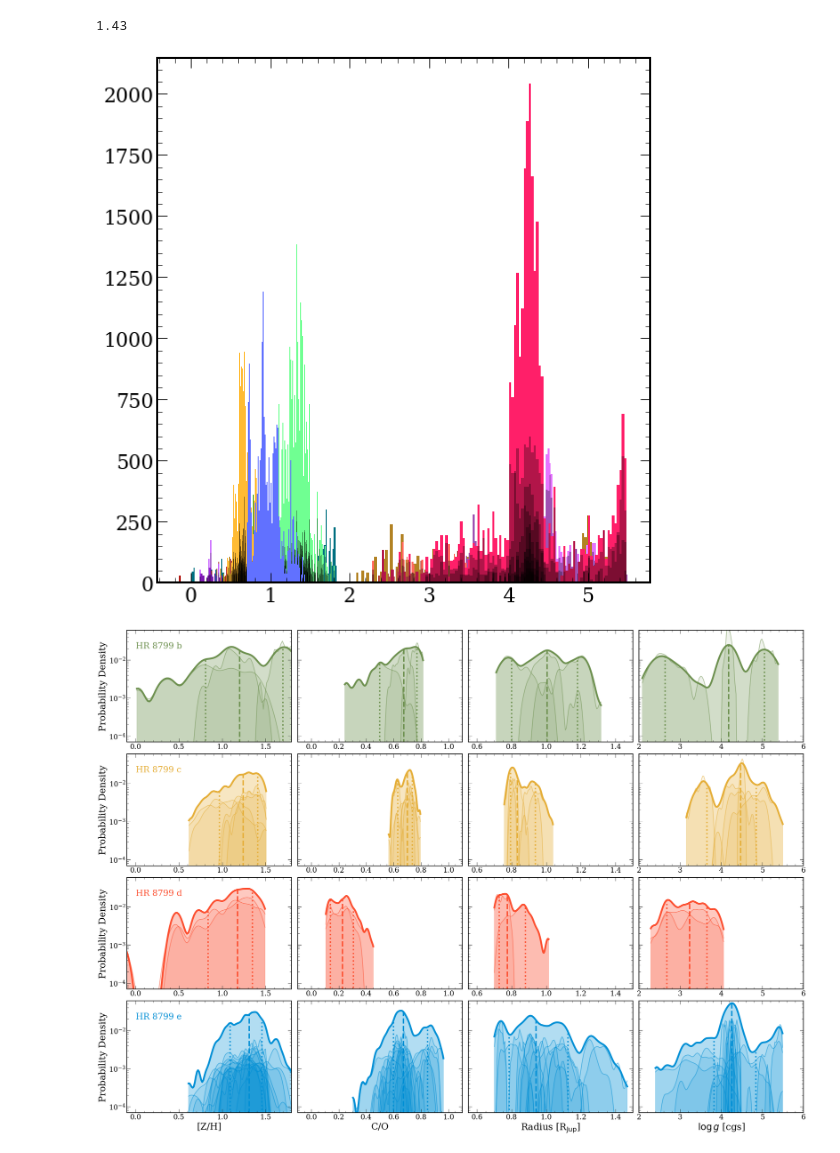
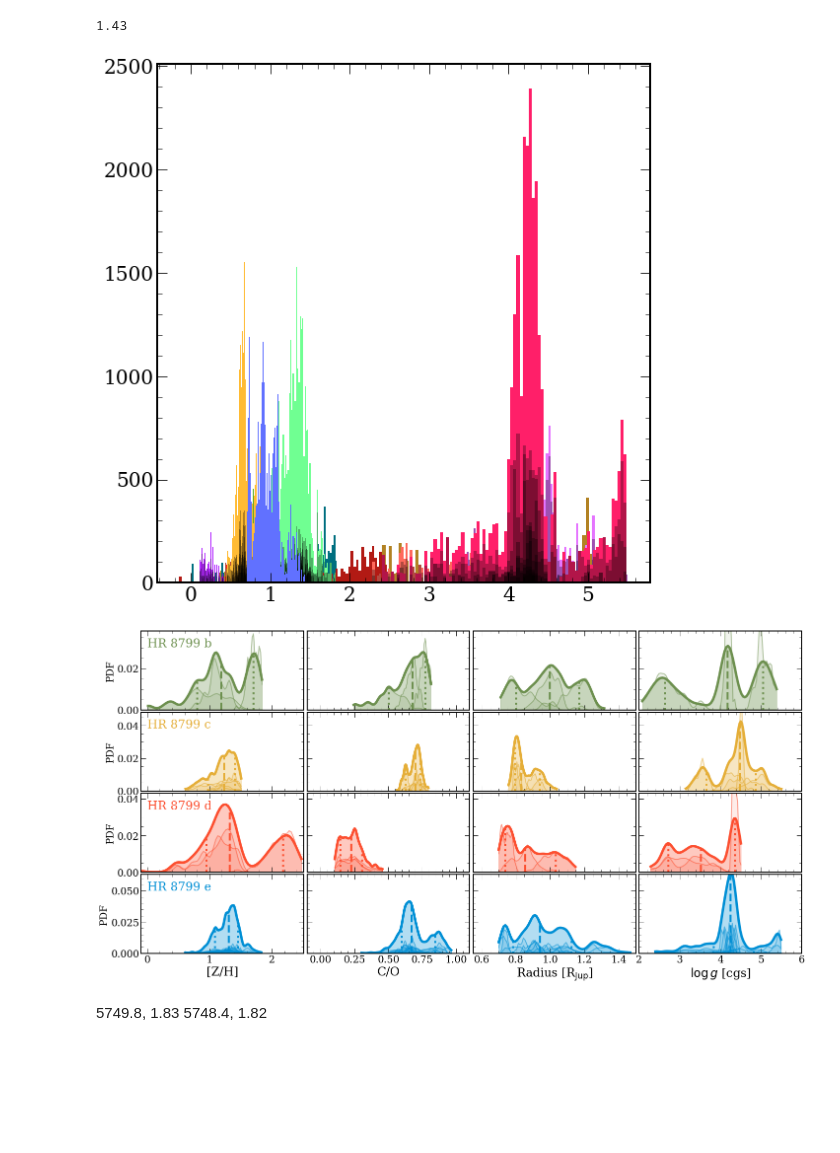
Before and after one commit to nenasedk/PhDNotebooks2, a Jupyter notebook: AnalysePostEqualWeights.ipynb, the cells around one changed output. Drawn from its saved outputs; the diff is of its cells as text; code cells hidden in the pictures; blank space fills up the shorter version.

```diff
--- a/AnalysePostEqualWeights.ipynb
+++ b/AnalysePostEqualWeights.ipynb
@@ -694,6 +741,7 @@ retrievals_d_best = [#'HR8799d_23_v01_diseq_onlygrav_clear',
                 #'HR8799d_23_v01_diseq_all_eqFeMgCloud_fseds_newconv_newphot',
                 'HR8799d_23_v02_diseq_all_eqFeMgCloud_fseds_newconv_newphot_newSPHGPI',
                 'HR8799d_23_v01_diseq_all_noales_eqFeMgCloud_newconv',
+                'HR8799d_23_v02_diseq_all_eqFeMgCloud_fseds_newconv_newphot_newSPHGPI_spline',
                 #'HR8799d_23_v01_diseq_all_nocharis_eqFeMgCloud_newconv_newphot',
                 #'HR8799d_23_v01_diseq_all_nogpi_eqFeMgCloud_newconv',
                 #'HR8799d_23_v01_diseq_all_nograv_eqFeMgCloud_newconv',
@@ -869,7 +917,7 @@ for iplan,planet in enumerate(planets):
 
         #random_idx = np.random.choice(np.arange(num_distr), size=(sample_size,), p=coefficients)
         #sample = data[np.arange(sample_size), random_idx]
-        n_par, bins_par, patches_par = ax.hist(data[:,:ndist,ipar,iplan].flatten(), bins=100, density=False)
+        n_par, bins_par, patches_par = ax.hist(data[:,:ndist,ipar,iplan].flatten(), bins=80, density=False)
         bin_dict[planet][param] = bins_par
         count_dict[planet][param] = n_par
         for idx, distr in enumerate(distributions[planet]):
@@ -882,16 +930,17 @@ for iplan,planet in enumerate(planets):
                     color = 'k')
 #ax.set_yscale('log')
 # %% [output]
-[figure, old version]
+[figure, new version]
 # %%
 from scipy import stats
-fig, ax = plt.subplots(figsize = (7*len(hist_params),5*len(planets)),
+fig, ax = plt.subplots(figsize = (6*len(hist_params),3*len(planets)),
                        ncols=len(hist_params),
                        nrows=len(planets),
-                       sharey=True)
+                       gridspec_kw = {"hspace" : 0.03,"wspace":0.02},
+                       sharey=False)
 
 param_borders = {}
-param_borders["Fe/H"] = (-0.1,1.8)
+param_borders["Fe/H"] = (-0.1,2.51)
 param_borders["C/O"] = (-0.1,1.1)
 param_borders["R_pl"] = (0.55,1.5)
 param_borders["log_g"] = (2,6)
@@ -907,6 +956,7 @@ label_dict["R_pl"] = r"Radius [R$_{\rm Jup}$]"
 label_dict["mass"] = r"Mass [M$_{\rm Jup}$]"
 label_dict["Teff"] = r"T$_{\rm Eff}$ [K}]"
 
+ylims = [(0.0,0.038),(0.0,0.048),(0.0,0.043),(0.0,0.063)]
 planet_labels = ["HR 8799 b", "HR 8799 c", "HR 8799 d" , "HR 8799 e"]
 for iplan,planet in enumerate(planets):
     for ipar, param in enumerate(hist_params):
@@ -918,39 +968,46 @@ for iplan,planet in enumerate(planets):
 
         #ax[iplan,ipar].hist(points, bins = bin_dict[planet][param], color = colour_dict[planet], density = False)
         ax[iplan,ipar].plot(bin_dict[planet][param],kde_eval, linewidth = 5, color = colour_dict[planet])
         ax[iplan,ipar].fill_between(bin_dict[planet][param],kde_eval, alpha = 0.3, color = colour_dict[planet])
 
         q1, m, q3 = np.quantile(points, [0.159, 0.50, 0.841])
         q1idx = (np.abs(bin_dict[planet][param] - q1)).argmin()
         midx = (np.abs(bin_dict[planet][param] - m)).argmin()
         q3idx = (np.abs(bin_dict[planet][param] - q3)).argmin()
 
         ax[iplan,ipar].vlines(q1,ymin=1e-6,ymax=kde_eval[q1idx], linewidth = 4, linestyle = ':', color = colour_dict[planet])
         ax[iplan,ipar].vlines(m,ymin=1e-6,ymax=kde_eval[midx], linewidth = 4, linestyle = '--', color = colour_dict[planet])
         ax[iplan,ipar].vlines(q3,ymin=1e-6,ymax=kde_eval[q3idx], linewidth = 4, linestyle = ':', color = colour_dict[planet])
 
         for idx, distr in enumerate(distributions[planet]):
             points_c = data[:,idx,ipar,iplan].flatten()
             if (np.sum(points_c) < 0): continue
             kde_c = stats.gaussian_kde(points_c)
             ax[iplan,ipar].plot(bin_dict[planet][param],
                         kde_c(bin_dict[planet][param])/np.sum(kde_c(bin_dict[planet][param]))/ndist,
                         alpha = 0.5,
                         linewidth = 2,
                         color = colour_dict[planet])
             ax[iplan,ipar].fill_between(bin_dict[planet][param],
                                 kde_c(bin_dict[planet][param])/np.sum(kde_c(bin_dict[planet][param]))/ndist,
                                 alpha = 0.1,
                                 color = colour_dict[planet])
-        ax[iplan,ipar].set_yscale('log')
-        ax[iplan,ipar].set_ylim(7e-5,0.06)
-        ax[-1,ipar].set_xlabel(label_dict[param])
+        #ax[iplan,ipar].set_yscale('log')
+        ax[iplan,ipar].set_ylim(ylims[iplan])
+        ax[-1,ipar].set_xlabel(label_dict[param], fontsize = 24)
         ax[iplan,ipar].set_xlim(param_borders[param])
-        ax[iplan,0].set_ylabel(f"Probability Density")
-    ax[iplan,0].annotate(planet_labels[iplan], (0,2e-2), color = colour_dict[planet],fontsize = 24)
+        ax[iplan,0].set_ylabel(f"PDF", fontsize = 20)
+        if ipar != 0:
+            ax[iplan,ipar].set_yticklabels([])
+        if iplan != 3:
+            ax[iplan,ipar].set_xticklabels([])
+    ax[iplan,0].annotate(planet_labels[iplan],
+                        (0,0.8*ax[iplan,0].get_ylim()[1]),
+                        color = colour_dict[planet],
+                        fontsize = 24)
 plt.savefig(f"plots/HR8799_AllPlanet_AllParams_KDEHists.pdf",bbox_inches = 'tight')
 # %% [output]
-[figure, old version]
+[figure, new version]
 # %%
 def write_latex_table(samples, retrievals_use, short_names, parameters_use):
     output_filename = "HR8799_retrieval_summary_table_latex.tex"
@@ -984,0 +1134,3 @@ def write_latex_table(samples, retrievals_use, short_names, parameters_use):
+# %% [markdown]
+5749.8, 1.83
+5748.4, 1.82
```
Also changed, not shown: parts of 11 cells of this notebook, 5 other files.
